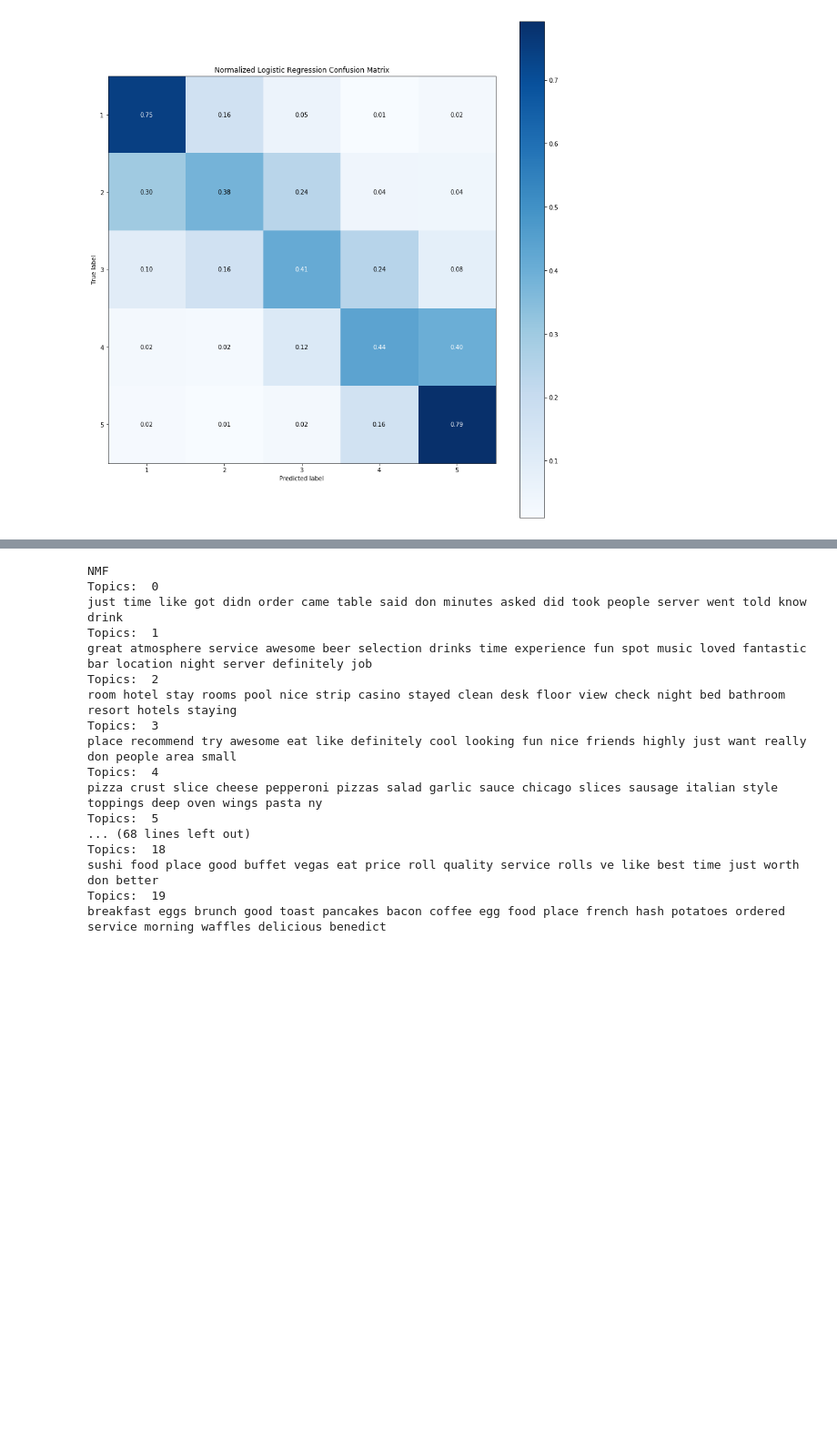
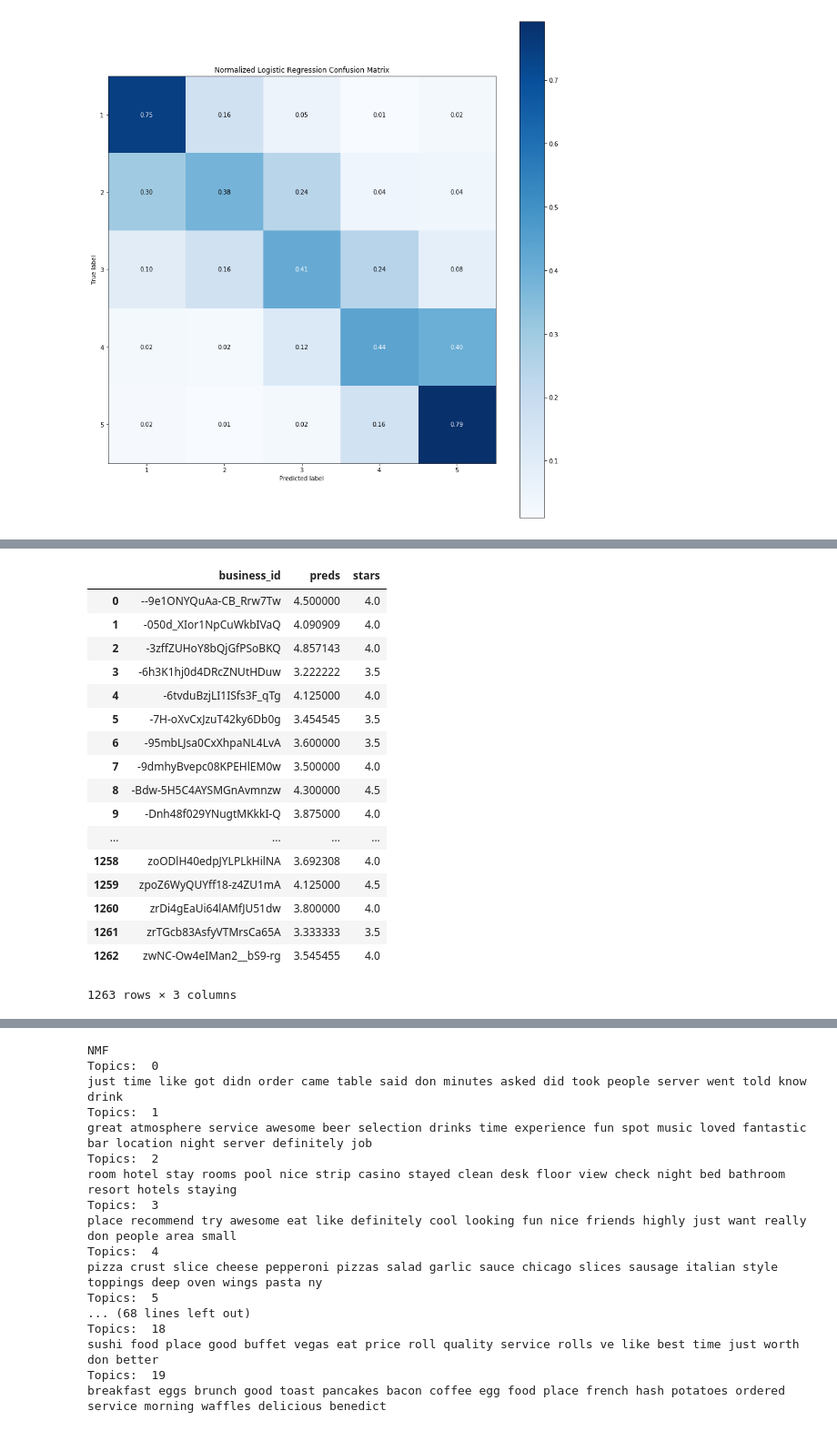
Before and after one commit to cjmckeag/134yelp, a Jupyter notebook: text analysis and eda.ipynb, the cells around one changed output, grey strips where cells are left out. Shown at 91% size. Cells and saved outputs as stored; diff of their text form; code cells hidden in the pictures; blank space fills up the shorter version.

```diff
--- a/text analysis and eda.ipynb
+++ b/text analysis and eda.ipynb
@@ -689,0 +758,2 @@ Confusion Matrix
+# %%
+testData['preds'] = preds.sort_index()
@@ -689,0 +775,2 @@ Confusion Matrix
+# %%
+testPredsMean = testData.groupby('business_id', as_index = False)['preds'].mean()
@@ -689,0 +798,21 @@ Confusion Matrix
+# %%
+predsBusiness
+# %% [output]
+|  | business_id | preds | stars |
+| 0 | --9e1ONYQuAa-CB_Rrw7Tw | 4.500000 | 4.0 |
+| 1 | -050d_XIor1NpCuWkbIVaQ | 4.090909 | 4.0 |
+| 2 | -3zffZUHoY8bQjGfPSoBKQ | 4.857143 | 4.0 |
+| 3 | -6h3K1hj0d4DRcZNUtHDuw | 3.222222 | 3.5 |
+| 4 | -6tvduBzjLI1ISfs3F_qTg | 4.125000 | 4.0 |
+| 5 | -7H-oXvCxJzuT42ky6Db0g | 3.454545 | 3.5 |
+| 6 | -95mbLJsa0CxXhpaNL4LvA | 3.600000 | 3.5 |
+| 7 | -9dmhyBvepc08KPEHlEM0w | 3.500000 | 4.0 |
+| 8 | -Bdw-5H5C4AYSMGnAvmnzw | 4.300000 | 4.5 |
+| 9 | -Dnh48f029YNugtMKkkI-Q | 3.875000 | 4.0 |
+| ... | ... | ... | ... |
+| 1258 | zoODlH40edpJYLPLkHilNA | 3.692308 | 4.0 |
+| 1259 | zpoZ6WyQUYff18-z4ZU1mA | 4.125000 | 4.5 |
+| 1260 | zrDi4gEaUi64lAMfJU51dw | 3.800000 | 4.0 |
+| 1261 | zrTGcb83AsfyVTMrsCa65A | 3.333333 | 3.5 |
+| 1262 | zwNC-Ow4eIMan2__bS9-rg | 3.545455 | 4.0 |
+1263 rows × 3 columns
```
Also changed, not shown: parts of 24 cells of this notebook.
